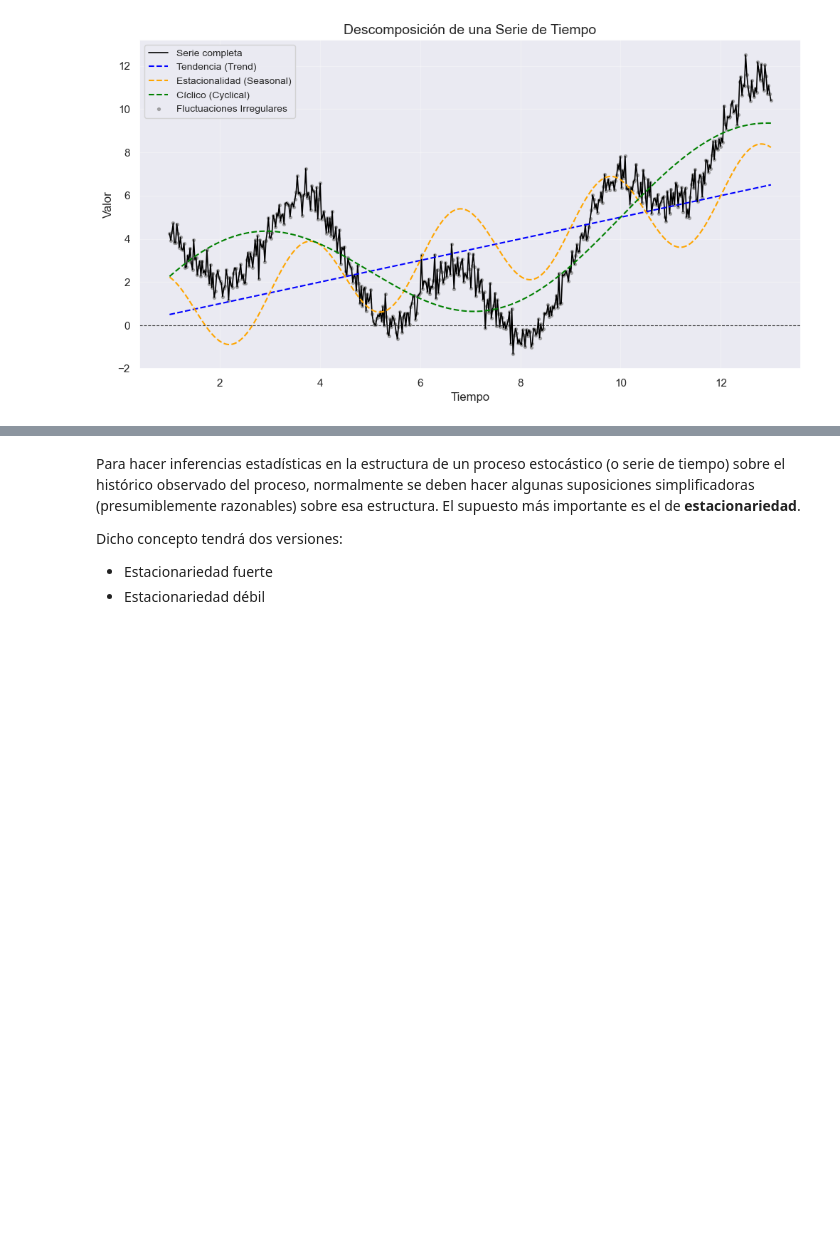
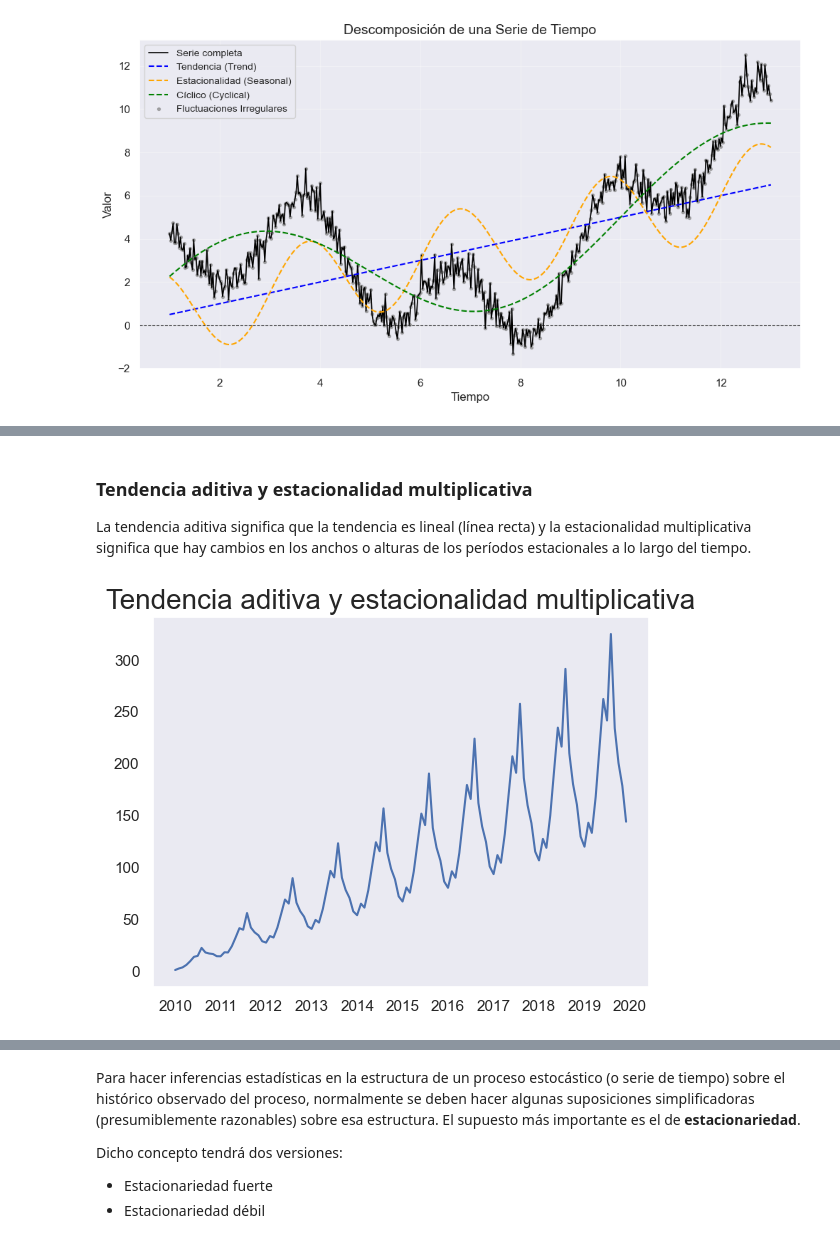
Before and after one commit to Wilsonsr/Series-de-Tiempo, a Jupyter notebook: Cuadernos Python/1_Introduccion.ipynb, the cells around one changed output, grey strips where cells are left out. Drawn from its saved outputs; the diff is of its cells as text; code cells hidden in the pictures; blank space fills up the shorter version.

```diff
--- a/Cuadernos Python/1_Introduccion.ipynb
+++ b/Cuadernos Python/1_Introduccion.ipynb
@@ -457,0 +518,23 @@ plt.show()
+# %% [markdown]
+###  Tendencia aditiva y estacionalidad multiplicativa
+La tendencia aditiva significa que la tendencia es lineal (línea recta) y la estacionalidad multiplicativa significa que hay cambios en los anchos o alturas de los períodos estacionales a lo largo del tiempo.
+# %%
+seasonal_multipliers = [1.1, 1.3, 1.2, 1.5, 1.9, 2.3, 2.1, 2.8, 2.0, 1.7, 1.5, 1.2]
+# imitar a 10 años de datos
+xs = np.arange(1, 121)
+
+time_series = []
+for chunk in np.split(xs, 10):
+    for i, val in enumerate(chunk):
+                time_series.append(val * seasonal_multipliers[i])
+
+# Convertir a DataFrame
+df_am = pd.DataFrame(
+    data={'y': time_series},
+    index=pd.date_range(start='2010-01-01', freq='MS', periods=120)
+)
+
+plt.title('Tendencia aditiva y estacionalidad multiplicativa', size=20)
+plt.plot(df_am);
+# %% [output]
+[figure, added]
```
Also changed, not shown: parts of 15 cells of this notebook.
